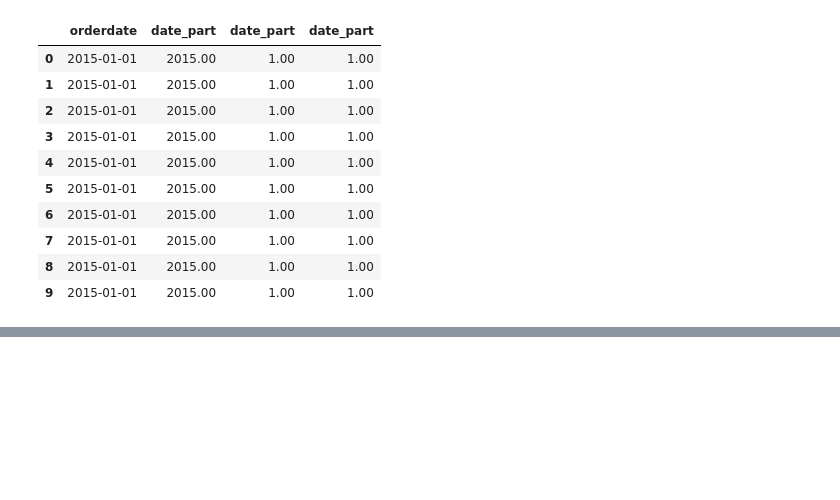
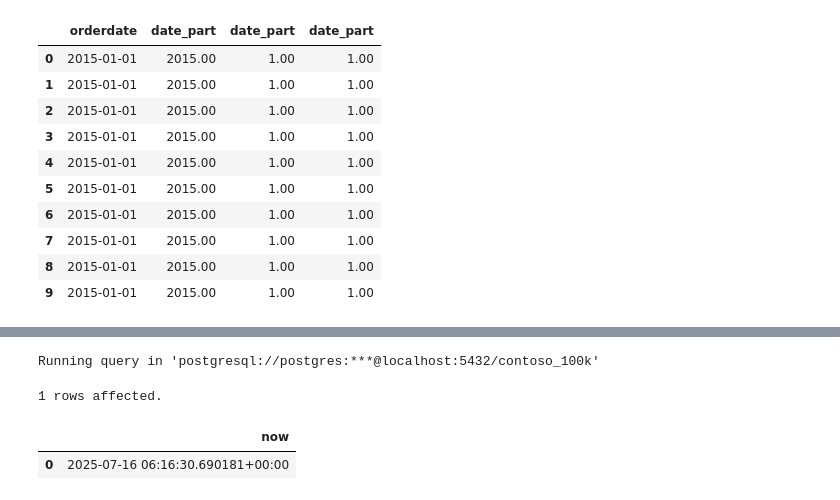
Before and after one commit to nikhilsinh07/SQL-practice, a Jupyter notebook: Resources/Blank_SQL_Notebook.ipynb, the cells around one changed output, grey strips where cells are left out. Saved outputs shown, nothing was run; the diff lists cells and outputs as text; code cells hidden in the pictures; blank space fills up the shorter version.

```diff
--- a/Resources/Blank_SQL_Notebook.ipynb
+++ b/Resources/Blank_SQL_Notebook.ipynb
@@ -126,0 +135,8 @@ Running query in 'postgresql://postgres:***@localhost:5432/contoso_100k'
+# %%
+%%sql
+select now()
+# %% [output]
+Running query in 'postgresql://postgres:***@localhost:5432/contoso_100k'
+1 rows affected.
+|  | now |
+| 0 | 2025-07-16 06:16:30.690181+00:00 |
```
Also changed, not shown: parts of 3 cells of this notebook.
